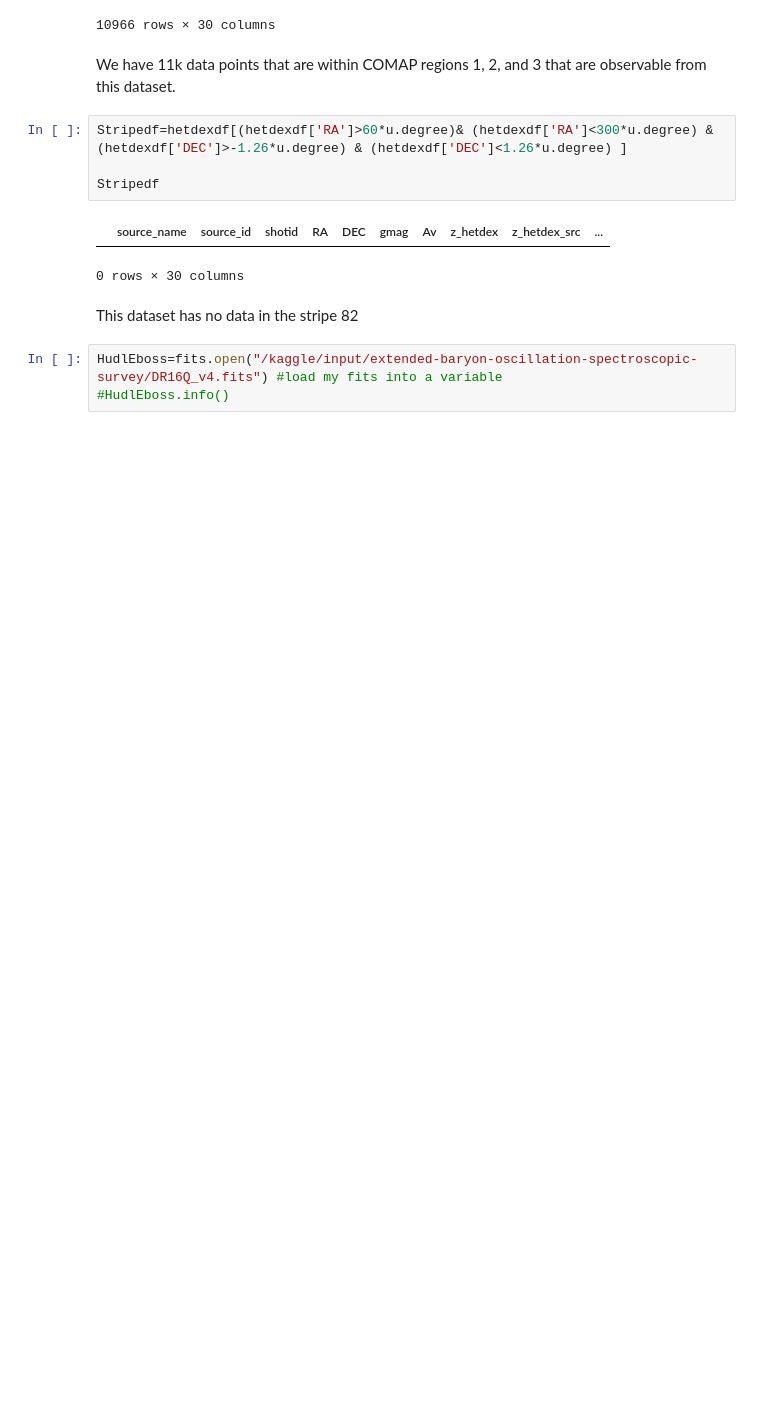
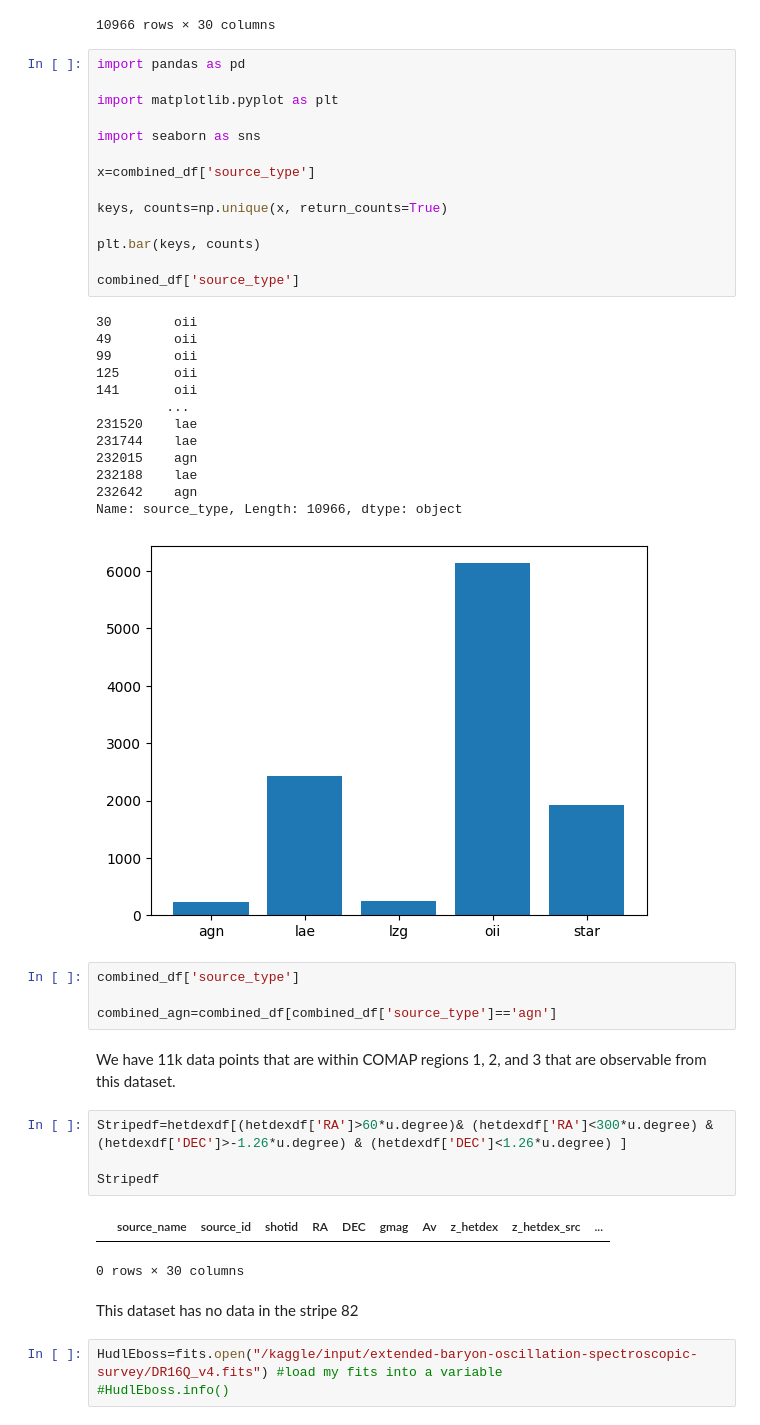
Before and after one commit to gagnierjoshua/Astronomy-ML-Kaggle-DataScience-Projects-and-Research, a Jupyter notebook: redshift-data-analysis-joshua-gagnier.ipynb, the cells around one changed output. Drawn from its saved outputs; the diff is of its cells as text; blank space fills up the shorter version.

```diff
--- a/redshift-data-analysis-joshua-gagnier.ipynb
+++ b/redshift-data-analysis-joshua-gagnier.ipynb
@@ -166,6 +166,38 @@ combined_df
 | 232188 | HETDEX J150544.86+535755.7 | 2140100004195 | 20200524025 | 226.436920 | 53.965466 | 24.927547 | 0.040052 | 3.466329 | elixer | ... |
 | 232642 | HETDEX J145908.30+534511.7 | 2140100015077 | 20200521024 | 224.784576 | 53.753254 | 22.232862 | 0.041997 | 3.703000 | Liu+2022 | ... |
 10966 rows × 30 columns
+# %%
+import pandas as pd
+
+import matplotlib.pyplot as plt
+
+import seaborn as sns
+
+x=combined_df['source_type']
+
+keys, counts=np.unique(x, return_counts=True)
+
+plt.bar(keys, counts)
+
+combined_df['source_type']
+# %% [output]
+30        oii
+49        oii
+99        oii
+125       oii
+141       oii
+         ...
+231520    lae
+231744    lae
+232015    agn
+232188    lae
+232642    agn
+Name: source_type, Length: 10966, dtype: object
+[figure, added]
+# %%
+combined_df['source_type']
+
+combined_agn=combined_df[combined_df['source_type']=='agn']
 # %% [markdown]
 We have 11k data points that are within COMAP regions 1, 2, and 3 that are observable from this dataset.
 # %%
```
Also changed, not shown: parts of 4 cells of this notebook.
